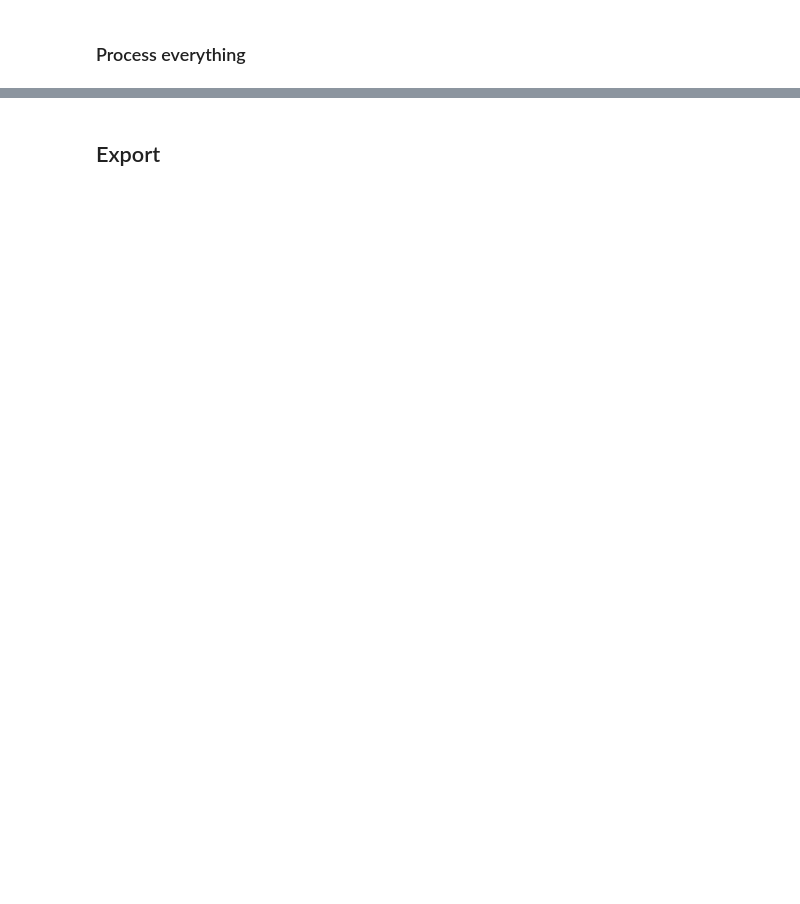
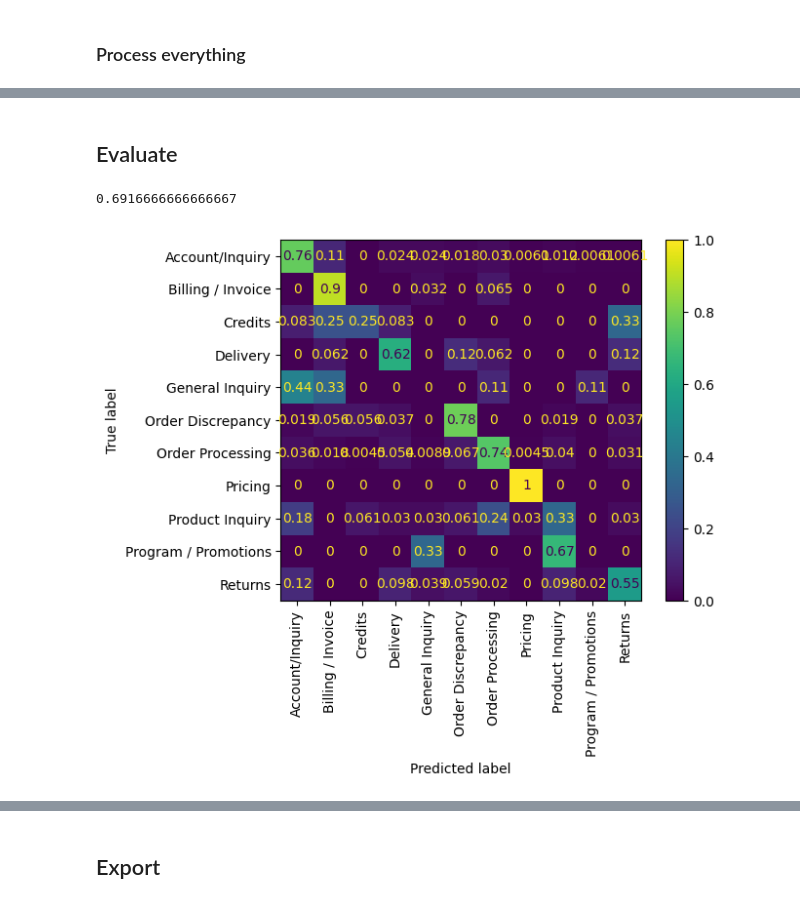
Before and after one commit to cah-jake-bergren/customer_service_email_classification, a Jupyter notebook: nbs/experiments/07_split_processing.ipynb, the cells around one changed output, grey strips where cells are left out. Cells and saved outputs as stored; diff of their text form; code cells hidden in the pictures; blank space fills up the shorter version.

```diff
--- a/nbs/experiments/07_split_processing.ipynb
+++ b/nbs/experiments/07_split_processing.ipynb
@@ -252,0 +363,42 @@ len(train_summaries) == len(training_emails)
+# %%
+prediction_prompts = [
+    make_prediction_prompt(s, chroma, 3) for s in tqdm(
+        prediction_documents,
+        leave=False,
+        ncols=80)]
+# %%
+predictions = get_predictions(
+    llm=llm,
+    prompts=prediction_prompts
+)
+# %%
+predictions_df = pd.DataFrame(
+    list(zip(
+        [s.strip() for s in predictions],
+        [d.metadata.get('label') for d in prediction_documents],
+        [d.metadata.get('idx') for d in prediction_documents],
+        prediction_prompts,
+        [f"-- SUBJECT --\n{e.email_subject}\n-- BODY --\n{e.email_body}" for e in test_emails]
+    )),
+    columns=['prediction', 'label', 'idx', 'prompt', 'email']
+)
+predictions_df.to_csv(experiment_dir / 'sample_predictions.csv', index=False)
+# %% [markdown]
+## Evaluate
+# %%
+performance_kwargs = {
+    'y_true': predictions_df.label,
+    'y_pred': predictions_df.prediction
+}
+# %%
+metrics.accuracy_score(**performance_kwargs)
+# %% [output]
+0.6916666666666667
+# %%
+matrix_display = metrics.ConfusionMatrixDisplay.from_predictions(
+    normalize='true',
+    xticks_rotation='vertical',
+    **performance_kwargs
+)
+# %% [output]
+[figure, added]
```
Also changed, not shown: parts of 30 cells of this notebook, 6 other files.
